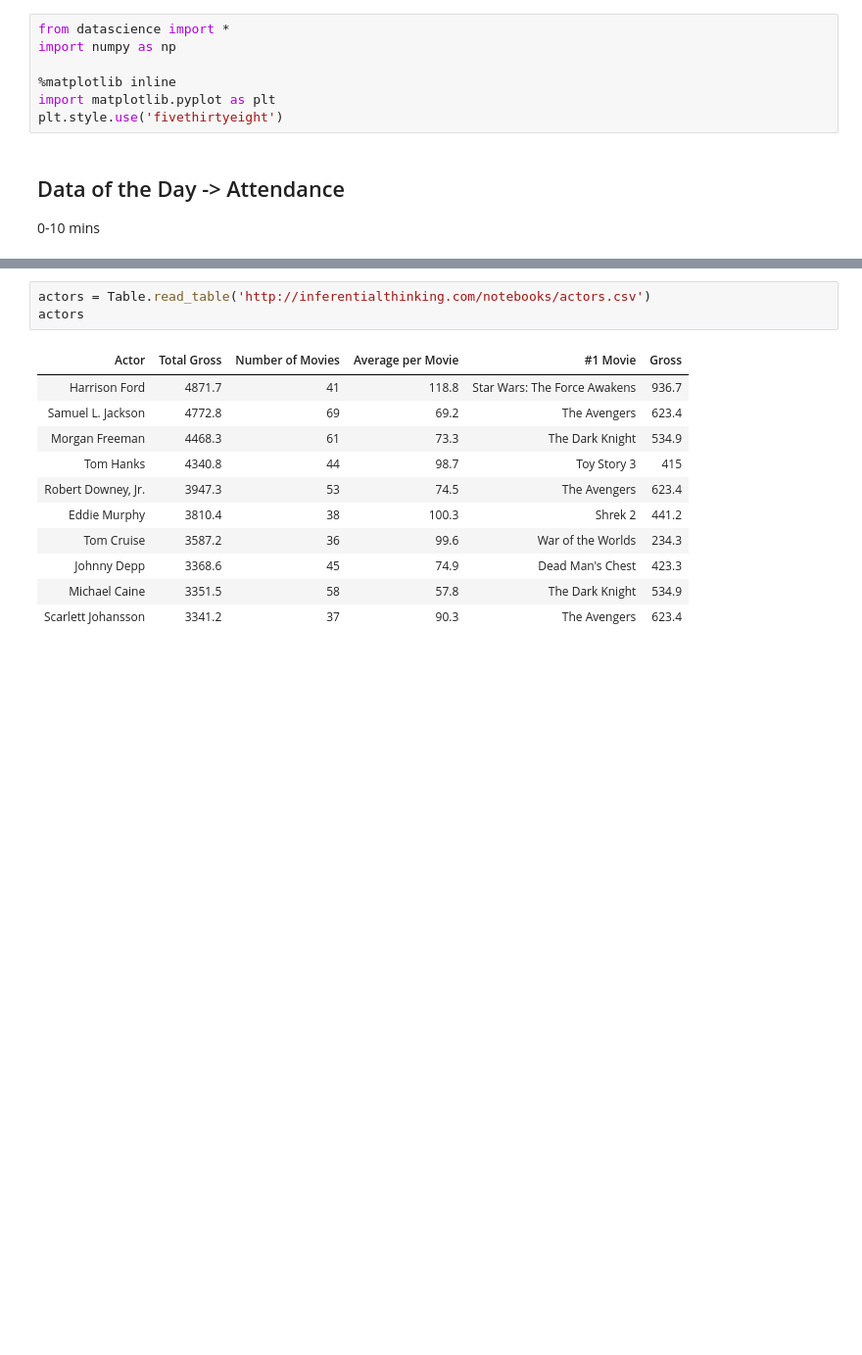
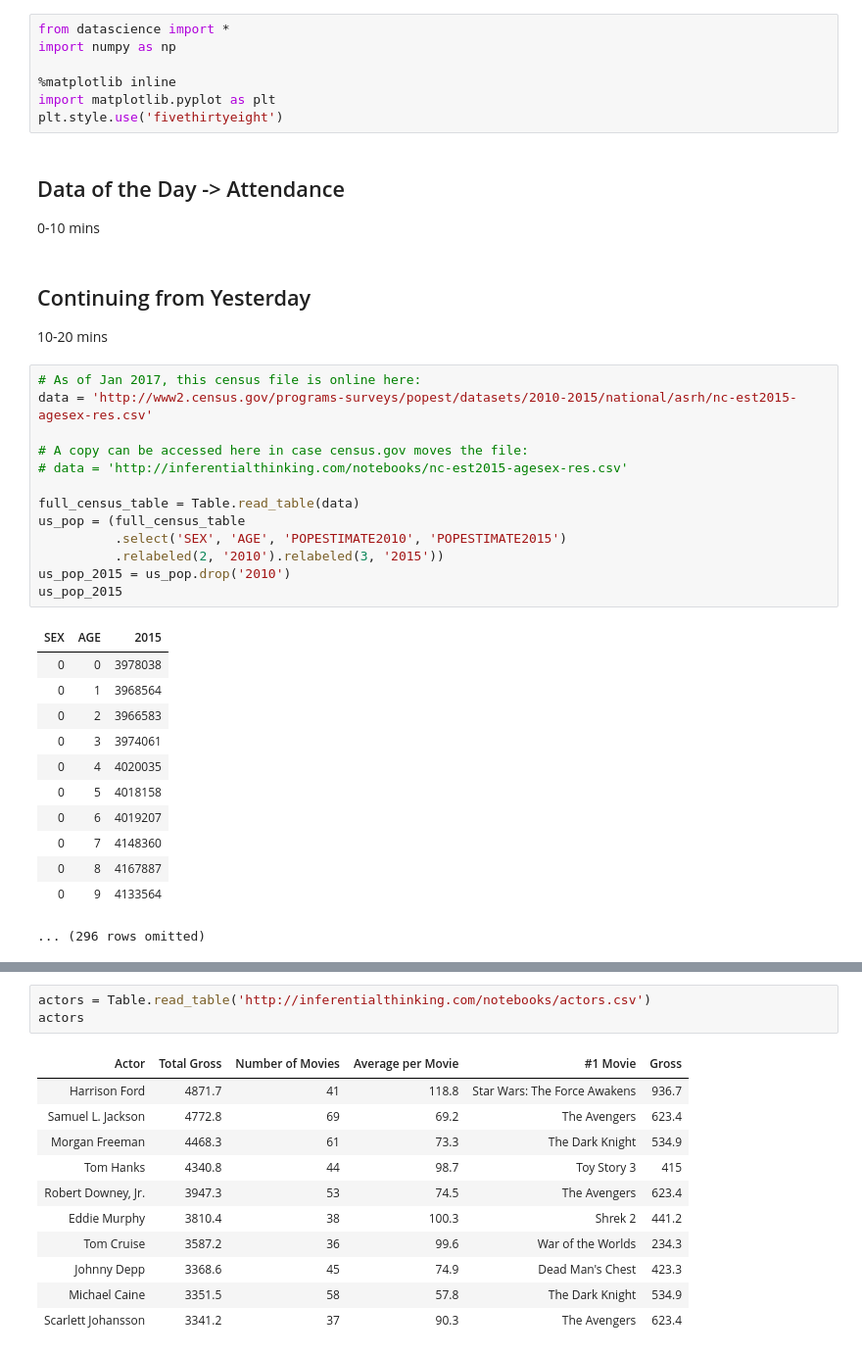
Before and after one commit to XiaoliSun11235/lecturenotes-su17, a Jupyter notebook: notes/lec08.ipynb, the cells around one changed output, grey strips where cells are left out. Shown at 98% size. Drawn from its saved outputs; the diff is of its cells as text; blank space fills up the shorter version.

```diff
--- a/notes/lec08.ipynb
+++ b/notes/lec08.ipynb
@@ -9,3 +9,33 @@ plt.style.use('fivethirtyeight')
 ## Data of the Day -> Attendance
 
 0-10 mins
+# %% [markdown]
+## Continuing from Yesterday
+
+10-20 mins
+# %%
+# As of Jan 2017, this census file is online here:
+data = 'http://www2.census.gov/programs-surveys/popest/datasets/2010-2015/national/asrh/nc-est2015-agesex-res.csv'
+
+# A copy can be accessed here in case census.gov moves the file:
+# data = 'http://inferentialthinking.com/notebooks/nc-est2015-agesex-res.csv'
+
+full_census_table = Table.read_table(data)
+us_pop = (full_census_table
+          .select('SEX', 'AGE', 'POPESTIMATE2010', 'POPESTIMATE2015')
+          .relabeled(2, '2010').relabeled(3, '2015'))
+us_pop_2015 = us_pop.drop('2010')
+us_pop_2015
+# %% [output]
+| SEX | AGE | 2015 |
+| 0 | 0 | 3978038 |
+| 0 | 1 | 3968564 |
+| 0 | 2 | 3966583 |
+| 0 | 3 | 3974061 |
+| 0 | 4 | 4020035 |
+| 0 | 5 | 4018158 |
+| 0 | 6 | 4019207 |
+| 0 | 7 | 4148360 |
+| 0 | 8 | 4167887 |
+| 0 | 9 | 4133564 |
+... (296 rows omitted)
```
Also changed, not shown: parts of 12 cells of this notebook, 8 other files.
